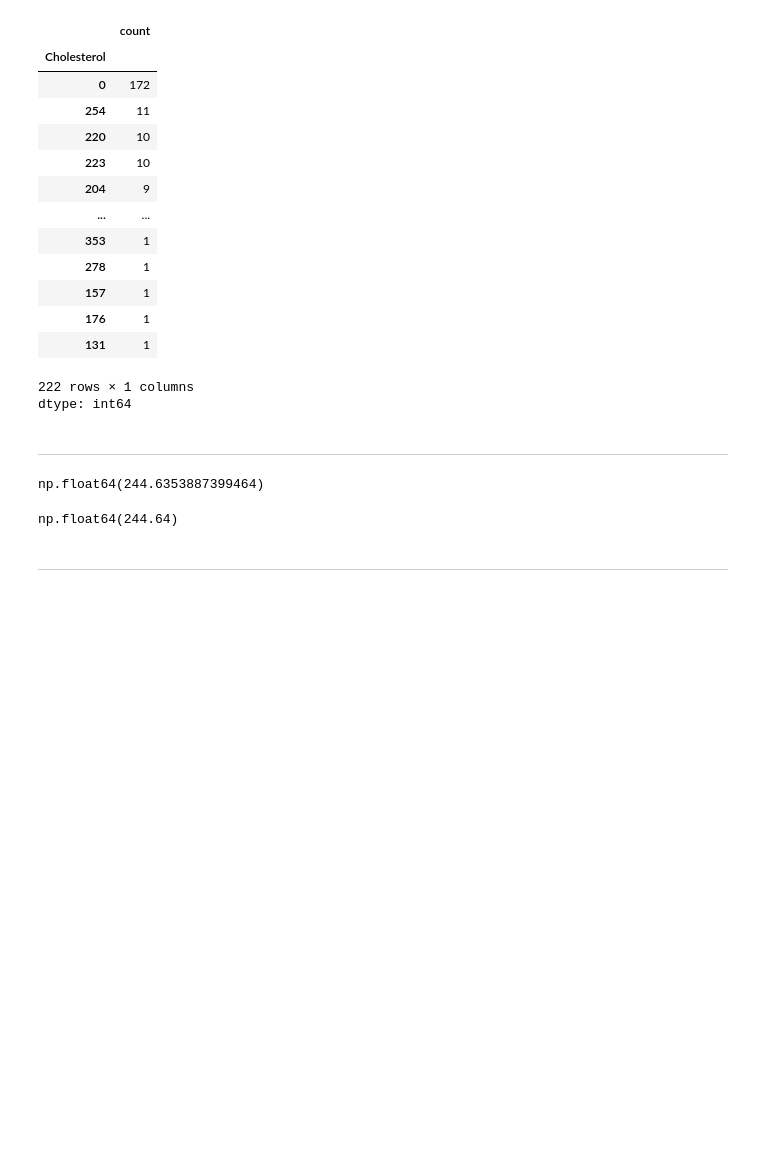
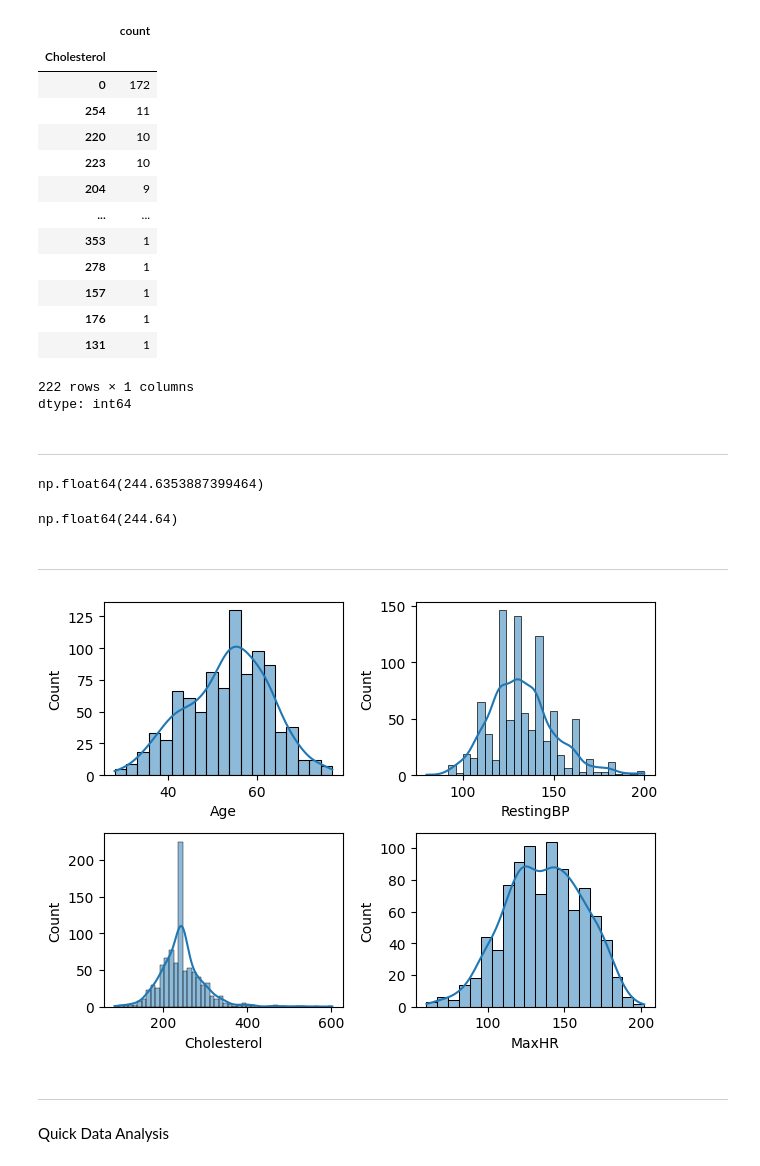
Before and after one commit to zain4cs/ML_Supervised_Learning, a Jupyter notebook: ML_Supervised_Part_2.ipynb, the cells around one changed output. Cells and saved outputs as stored; diff of their text form; code cells hidden in the pictures; blank space fills up the shorter version.

```diff
--- a/ML_Supervised_Part_2.ipynb
+++ b/ML_Supervised_Part_2.ipynb
@@ -161,3 +161,24 @@ df['Cholesterol'].mean().round(2)
 np.float64(244.64)
 # %% [markdown]
 ___________________
+# %%
+restingBP_mean = df.loc[df['RestingBP'] !=0, 'RestingBP'].mean()
+df['RestingBP'] = df['RestingBP'].replace(0, restingBP_mean)
+df['RestingBP'] = df['RestingBP'].round(2)
+# %%
+def plotting(var, num):
+  plt.subplot(2,2,num)
+  sns.histplot(df[var], kde=True)
+
+
+plotting('Age', 1)
+plotting('RestingBP', 2)
+plotting('Cholesterol', 3)
+plotting('MaxHR', 4)
+plt.tight_layout()
+# %% [output]
+[figure, added]
+# %% [markdown]
+_________
+# %% [markdown]
+Quick Data Analysis
```
Also changed, not shown: parts of 16 cells of this notebook.
